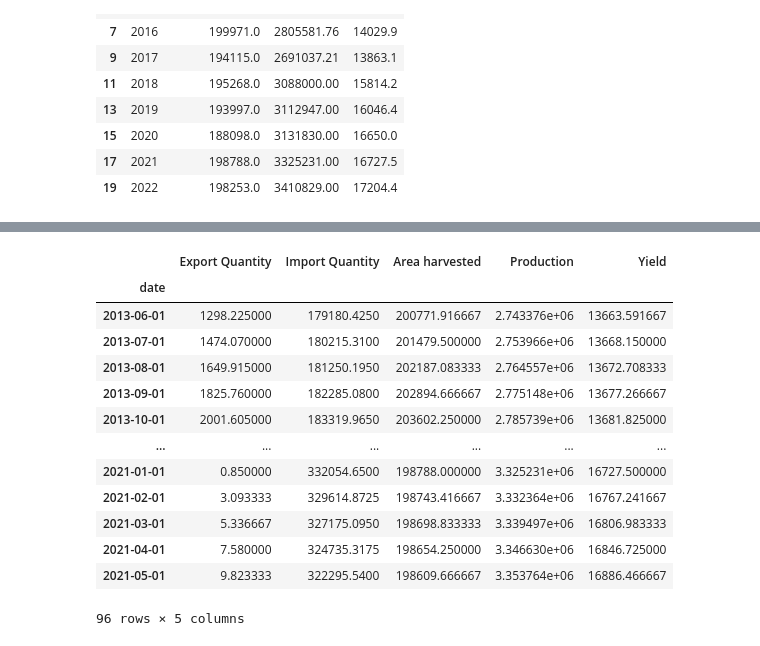
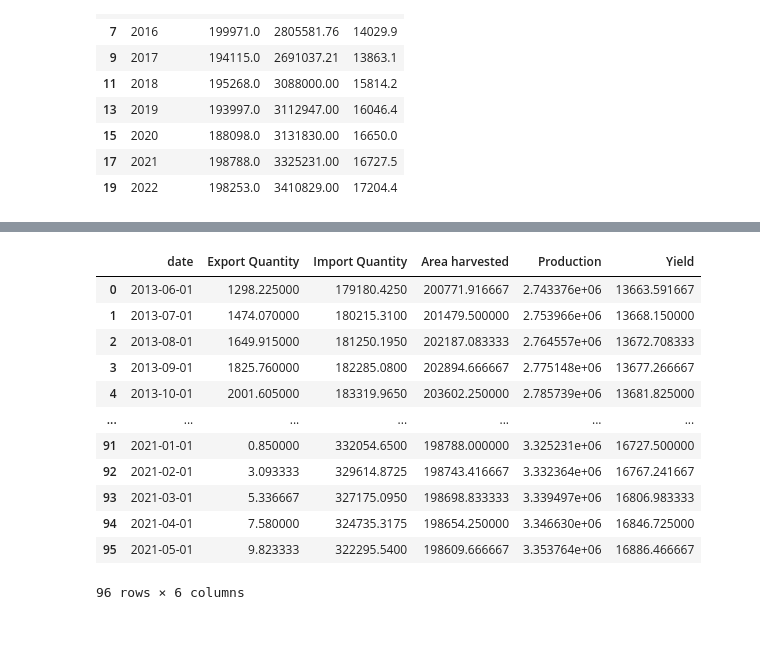
Before and after one commit to lukas-stamm/PAII, a Jupyter notebook: feature_selection/feature_collection.ipynb, the cells around one changed output, grey strips where cells are left out. Cells and saved outputs as stored; diff of their text form; code cells hidden in the pictures.

```diff
--- a/feature_selection/feature_collection.ipynb
+++ b/feature_selection/feature_collection.ipynb
@@ -274,7 +275,7 @@ merged_df.to_csv("..\data\processed\m_features.csv", index=False)
 
 ---
 # %%
-econ_data_1 = pd.read_csv("..\data\original\FAOSTAT_imp_expo_data_en_11-4-2024.csv")
+econ_data_1 = pd.read_csv("../data/original/FAOSTAT_imp_expo_data_en_11-4-2024.csv")
 econ_data_1.head()
 # %% [output]
 |  | Domain Code | Domain | Area Code (M49) | Area | Element Code | Element | Item Code (CPC) | Item | ... |
@@ -284,7 +285,7 @@ econ_data_1.head()
 | 3 | TCL | Crops and livestock products | 524 | Nepal | 5910 | Export Quantity | 1252 | Green garlic | ... |
 | 4 | TCL | Crops and livestock products | 524 | Nepal | 5610 | Import Quantity | 1252 | Green garlic | ... |
 # %%
-econ_data_2 = pd.read_csv("..\data\original\FAOSTAT_production_data_en_11-4-2024.csv")
+econ_data_2 = pd.read_csv("../data/original/FAOSTAT_production_data_en_11-4-2024.csv")
 econ_data_2.head()
 # %% [output]
 |  | Domain Code | Domain | Area Code (M49) | Area | Element Code | Element | Item Code (CPC) | Item | ... |
@@ -359,20 +360,20 @@ m_garlic_df
 # %%
 m_potato_df = potato_df.resample("MS").interpolate(method="linear")
 m_potato_df = m_potato_df[(m_potato_df.index >= start_date) & (m_potato_df.index <= end_date)]
+m_potato_df.reset_index(inplace=True)
 m_potato_df
 # %% [output]
-|  | Export Quantity | Import Quantity | Area harvested | Production | Yield |
-| date |  |  |  |  |  |
-| 2013-06-01 | 1298.225000 | 179180.4250 | 200771.916667 | 2.743376e+06 | 13663.591667 |
-| 2013-07-01 | 1474.070000 | 180215.3100 | 201479.500000 | 2.753966e+06 | 13668.150000 |
-| 2013-08-01 | 1649.915000 | 181250.1950 | 202187.083333 | 2.764557e+06 | 13672.708333 |
-| 2013-09-01 | 1825.760000 | 182285.0800 | 202894.666667 | 2.775148e+06 | 13677.266667 |
-| 2013-10-01 | 2001.605000 | 183319.9650 | 203602.250000 | 2.785739e+06 | 13681.825000 |
-| ... | ... | ... | ... | ... | ... |
-| 2021-01-01 | 0.850000 | 332054.6500 | 198788.000000 | 3.325231e+06 | 16727.500000 |
-| 2021-02-01 | 3.093333 | 329614.8725 | 198743.416667 | 3.332364e+06 | 16767.241667 |
-| 2021-03-01 | 5.336667 | 327175.0950 | 198698.833333 | 3.339497e+06 | 16806.983333 |
-| 2021-04-01 | 7.580000 | 324735.3175 | 198654.250000 | 3.346630e+06 | 16846.725000 |
-| 2021-05-01 | 9.823333 | 322295.5400 | 198609.666667 | 3.353764e+06 | 16886.466667 |
+|  | date | Export Quantity | Import Quantity | Area harvested | Production | Yield |
+| 0 | 2013-06-01 | 1298.225000 | 179180.4250 | 200771.916667 | 2.743376e+06 | 13663.591667 |
+| 1 | 2013-07-01 | 1474.070000 | 180215.3100 | 201479.500000 | 2.753966e+06 | 13668.150000 |
+| 2 | 2013-08-01 | 1649.915000 | 181250.1950 | 202187.083333 | 2.764557e+06 | 13672.708333 |
+| 3 | 2013-09-01 | 1825.760000 | 182285.0800 | 202894.666667 | 2.775148e+06 | 13677.266667 |
+| 4 | 2013-10-01 | 2001.605000 | 183319.9650 | 203602.250000 | 2.785739e+06 | 13681.825000 |
+| ... | ... | ... | ... | ... | ... | ... |
+| 91 | 2021-01-01 | 0.850000 | 332054.6500 | 198788.000000 | 3.325231e+06 | 16727.500000 |
+| 92 | 2021-02-01 | 3.093333 | 329614.8725 | 198743.416667 | 3.332364e+06 | 16767.241667 |
+| 93 | 2021-03-01 | 5.336667 | 327175.0950 | 198698.833333 | 3.339497e+06 | 16806.983333 |
+| 94 | 2021-04-01 | 7.580000 | 324735.3175 | 198654.250000 | 3.346630e+06 | 16846.725000 |
+| 95 | 2021-05-01 | 9.823333 | 322295.5400 | 198609.666667 | 3.353764e+06 | 16886.466667 |
-96 rows × 5 columns
+96 rows × 6 columns
 # %%
```
Also changed, not shown: parts of 8 cells of this notebook, 6 other files.
